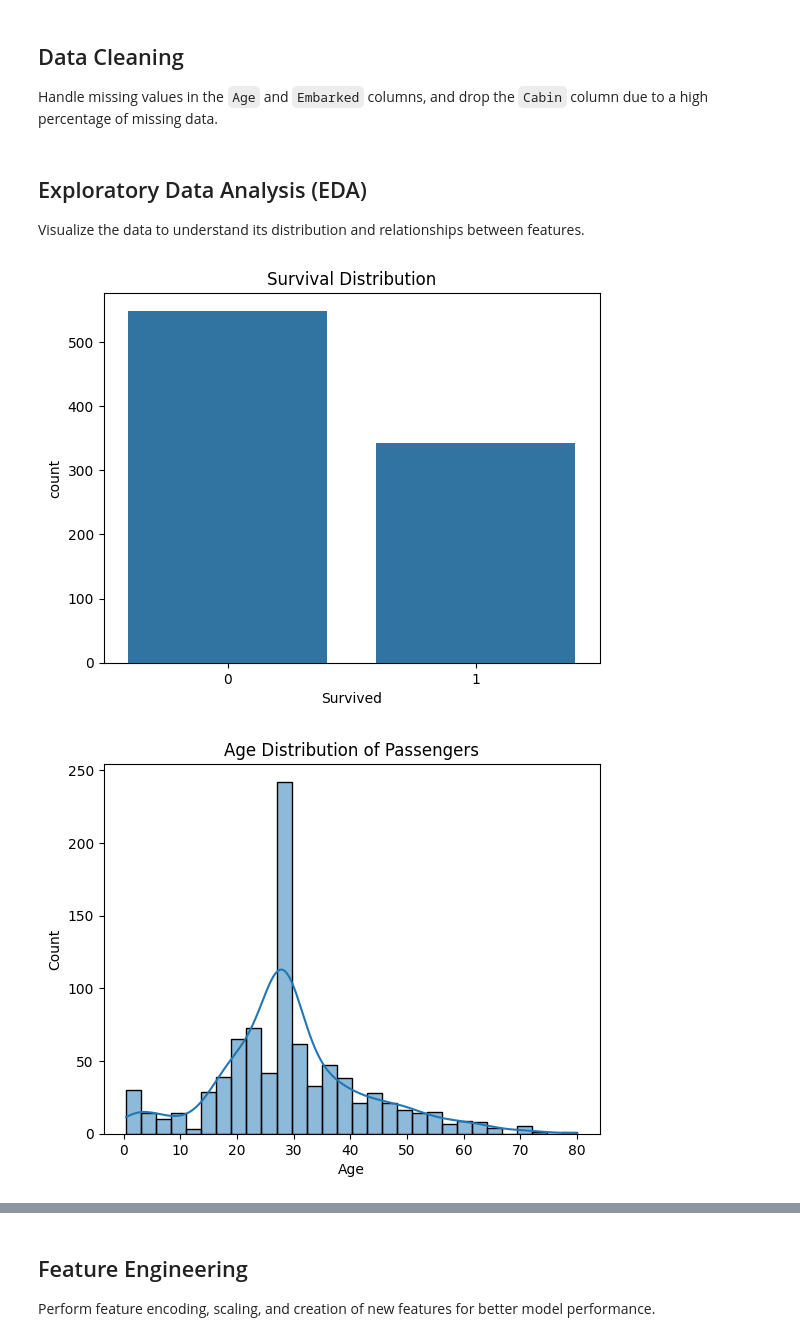
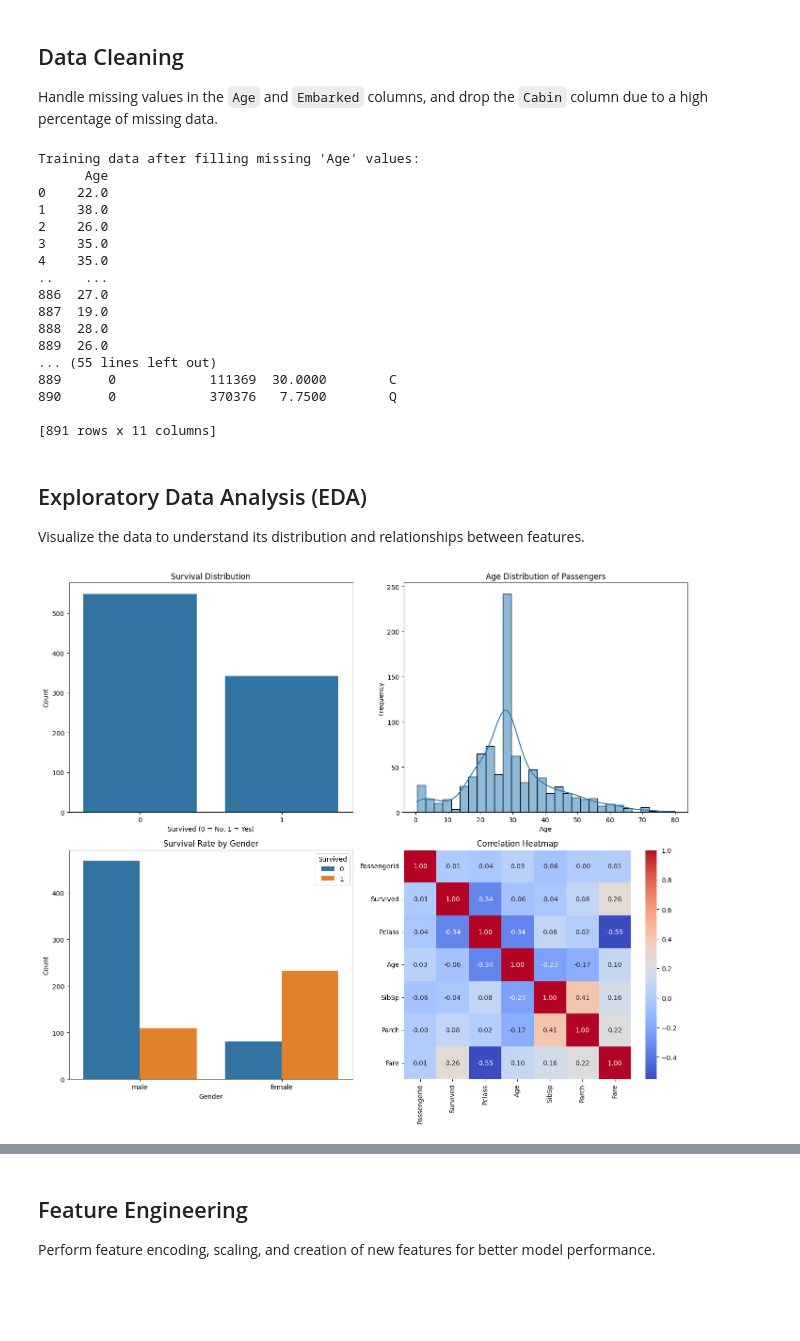
Before and after one commit to denisleuta/spbu-python-course, a Jupyter notebook: project/titanic_analysis/titanic_analys.ipynb, the cells around one changed output, grey strips where cells are left out. Saved outputs shown, nothing was run; the diff lists cells and outputs as text; code cells hidden in the pictures; blank space fills up the shorter version.

```diff
--- a/project/titanic_analysis/titanic_analys.ipynb
+++ b/project/titanic_analysis/titanic_analys.ipynb
@@ -35,38 +57,77 @@ Handle missing values in the `Age` and `Embarked` columns, and drop the `Cabin`
 age_imputer = SimpleImputer(strategy="median")
 train_data["Age"] = age_imputer.fit_transform(train_data[["Age"]])
 
+# Display the dataset after imputation
+print("Training data after filling missing 'Age' values:")
+print(train_data[["Age"]])
+
 # Fill missing values in the 'Embarked' column with the most frequent value
 embarked_imputer = SimpleImputer(strategy="most_frequent")
 train_data["Embarked"] = embarked_imputer.fit_transform(train_data[["Embarked"]]).ravel()
 
+# Display the dataset after filling missing 'Embarked' values
+print("Training data after filling missing 'Embarked' values:")
+print(train_data[["Embarked"]])
+
 # Drop the 'Cabin' column due to a large number of missing values
 train_data.drop(columns=["Cabin"], inplace=True)
+
+# Display the dataset after dropping 'Cabin' column
+print("Training data after dropping 'Cabin' column:")
+print(train_data)
+# %% [output]
+Training data after filling missing 'Age' values:
+      Age
+0    22.0
+1    38.0
+2    26.0
+3    35.0
+4    35.0
+..    ...
+886  27.0
+887  19.0
+888  28.0
+889  26.0
+... (55 lines left out)
+889      0            111369  30.0000        C
+890      0            370376   7.7500        Q
+
+[891 rows x 11 columns]
 # %% [markdown]
 ## Exploratory Data Analysis (EDA)
 
 Visualize the data to understand its distribution and relationships between features.
 # %%
-# Plot survival distribution
-sns.countplot(data=train_data, x="Survived")
-plt.title("Survival Distribution")
-plt.show()
 
-# Plot age distribution
-sns.histplot(data=train_data, x="Age", kde=True)
-plt.title("Age Distribution of Passengers")
-plt.show()
+# Graphs in the grid
+fig, axes = plt.subplots(2, 2, figsize=(14, 12))
 
-# Plot survival rate by gender
-sns.countplot(data=train_data, x="Sex", hue="Survived")
-plt.title("Survival Rate by Gender")
-plt.show()
+# Survival distribution chart
+sns.countplot(data=train_data, x="Survived", ax=axes[0, 0])
+axes[0, 0].set_title("Survival Distribution")
+axes[0, 0].set_xlabel("Survived (0 = No, 1 = Yes)")
+axes[0, 0].set_ylabel("Count")
 
-# Plot correlation heatmap for numeric features
+# Age distribution chart
+sns.histplot(data=train_data, x="Age", kde=True, ax=axes[0, 1])
+axes[0, 1].set_title("Age Distribution of Passengers")
+axes[0, 1].set_xlabel("Age")
+axes[0, 1].set_ylabel("Frequency")
+
+# Gender survival chart
+sns.countplot(data=train_data, x="Sex", hue="Survived", ax=axes[1, 0])
+axes[1, 0].set_title("Survival Rate by Gender")
+axes[1, 0].set_xlabel("Gender")
+axes[1, 0].set_ylabel("Count")
+
+# Numerical feature correlation graph
 numeric_columns = train_data.select_dtypes(include=["number"])
 corr_matrix = numeric_columns.corr()
-sns.heatmap(corr_matrix, annot=True, cmap="coolwarm", fmt=".2f")
-plt.title("Correlation of Features")
+sns.heatmap(corr_matrix, annot=True, cmap="coolwarm", fmt=".2f", ax=axes[1, 1])
+axes[1, 1].set_title("Correlation Heatmap")
+
+# Show all charts
+plt.tight_layout()
 plt.show()
 # %% [output]
-[figure, old version]
+[figure, new version]
-[figure, removed]
```
Also changed, not shown: parts of 10 cells of this notebook.
